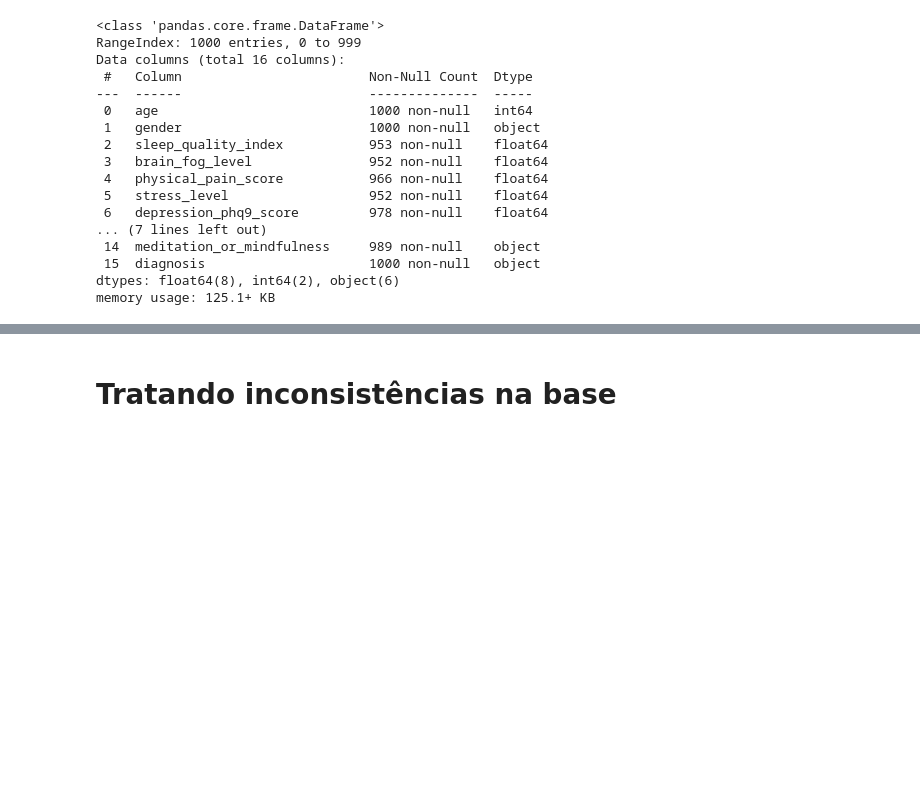
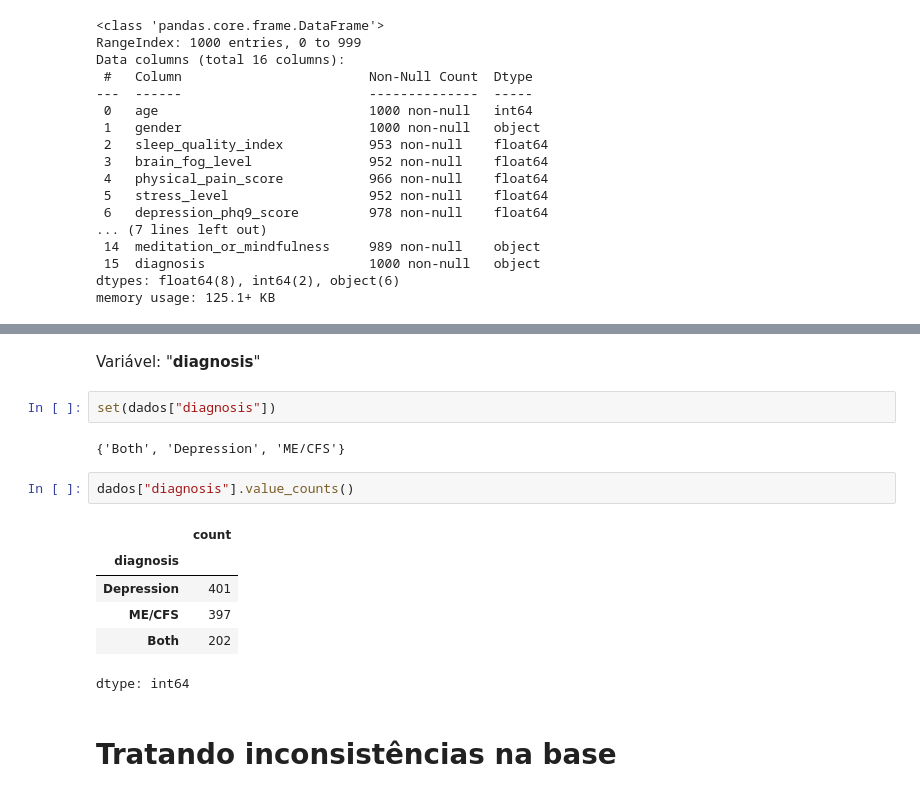
Before and after one commit to jessikamorais/FIAP, a Jupyter notebook: projeto_modulo1.ipynb, the cells around one changed output, grey strips where cells are left out. Cells and saved outputs as stored; diff of their text form; blank space fills up the shorter version.

```diff
--- a/projeto_modulo1.ipynb
+++ b/projeto_modulo1.ipynb
@@ -90,3 +172,18 @@ memory usage: 125.1+ KB
+# %% [markdown]
+Variável: "**diagnosis**"
+# %%
+set(dados["diagnosis"])
+# %% [output]
+{'Both', 'Depression', 'ME/CFS'}
+# %%
+dados["diagnosis"].value_counts()
+# %% [output]
+|  | count |
+| diagnosis |  |
+| Depression | 401 |
+| ME/CFS | 397 |
+| Both | 202 |
+dtype: int64
 # %% [markdown]
 # **Tratando inconsistências na base**
 # %%
```
Also changed, not shown: parts of 19 cells of this notebook.
